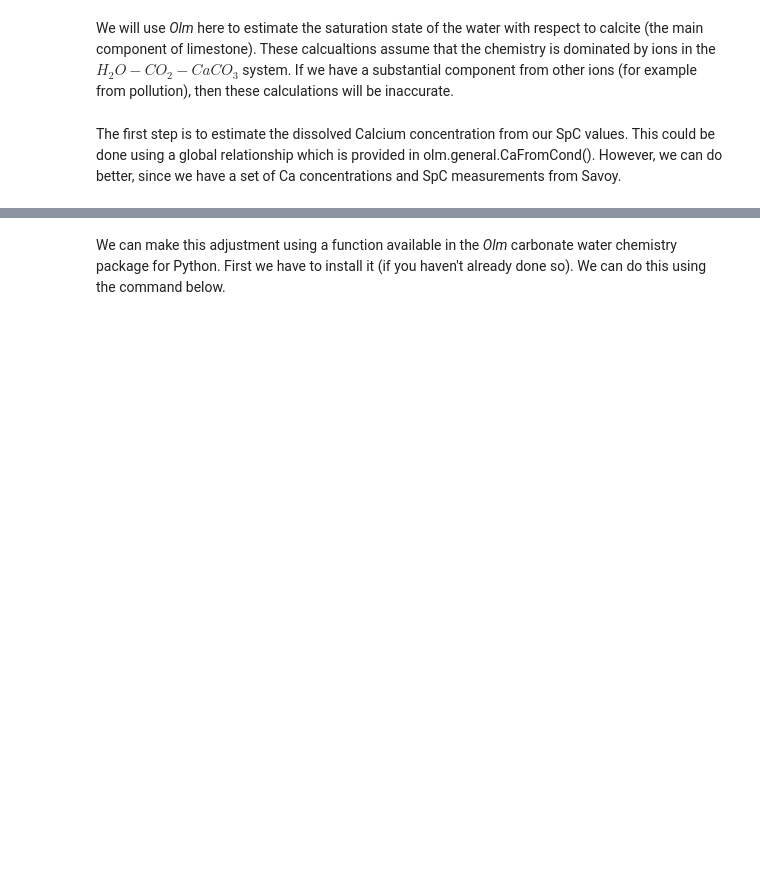
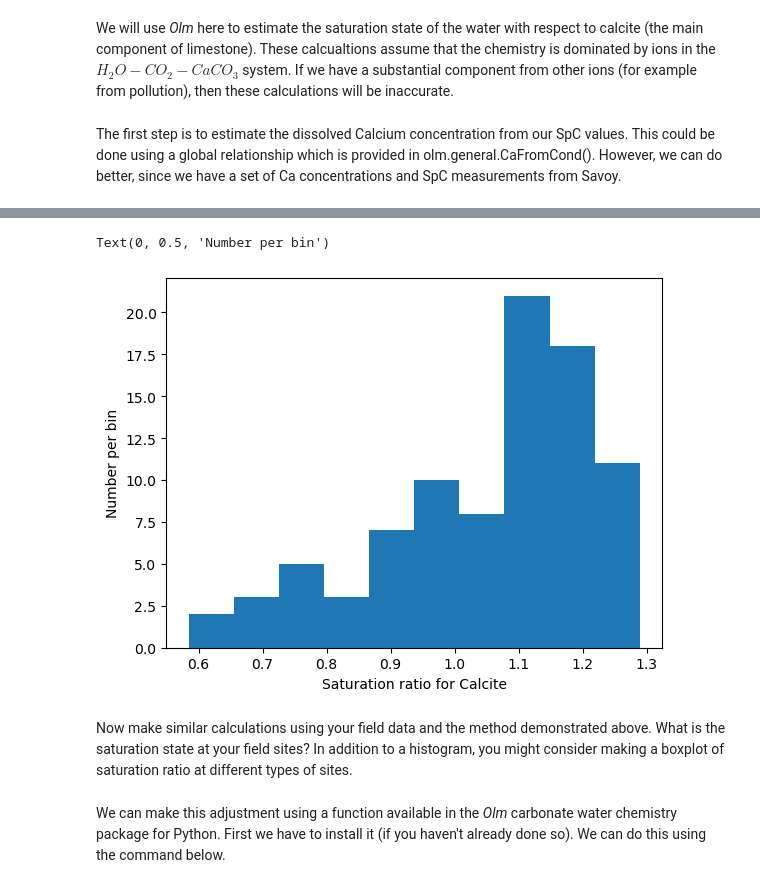
Before and after one commit to CovingtonResearchGroup/CCZ-student-python-training, a Jupyter notebook: Specific-Conductance.ipynb, the cells around one changed output, grey strips where cells are left out. Saved outputs shown, nothing was run; the diff lists cells and outputs as text; code cells hidden in the pictures; blank space fills up the shorter version.

```diff
--- a/Specific-Conductance.ipynb
+++ b/Specific-Conductance.ipynb
@@ -59,0 +121,15 @@ The first step is to estimate the dissolved Calcium concentration from our SpC v
+# %%
+# First, we need to convert Ca into mol/L.
+from olm.general import mgL_to_molL
+
+# We just have to provide the concentration and tell it which ion we have
+Ca_mol_L = mgL_to_molL(Ca_mg_L, 'Ca')
+# %%
+# This is the function we use to calculation the properties
+# of the solution.
+from olm.calcite import solutionFrompHCaRelaxed
+
+pH_obs = savoy_chem.pH # use our fabricated pH values as example
+T_C_obs = savoy_chem.T_C # use our fabricated temp values as example
+
+solutions = solutionFrompHCaRelaxed(Ca_mol_L, pH_obs, T_C=T_C_obs)
@@ -59,0 +138,5 @@ The first step is to estimate the dissolved Calcium concentration from our SpC v
+# %%
+from olm.calcite import concCaEqFromSolution
+
+#This estimates the equilibrium Ca concentration in mol/L
+Ca_eq = concCaEqFromSolution(solutions)
@@ -59,0 +145,3 @@ The first step is to estimate the dissolved Calcium concentration from our SpC v
+# %%
+R = Ca_mol_L/Ca_eq
+R
@@ -60,3 +161,15 @@ The first step is to estimate the dissolved Calcium concentration from our SpC v
+# %%
+# One way to visualize this would be with a histogram, since we
+# have lots of values.
+
+plt.hist(R)
+plt.xlabel('Saturation ratio for Calcite')
+plt.ylabel('Number per bin')
+# %% [output]
+Text(0, 0.5, 'Number per bin')
+[figure, added]
+# %% [markdown]
+Now make similar calculations using your field data and the method demonstrated above. What is the saturation state at your field sites? In addition to a histogram, you might consider making a boxplot of saturation ratio at different types of sites.
 # %% [markdown]
 We can make this adjustment using a function available in the *Olm* carbonate water chemistry package for Python. First we have to install it (if you haven't already done so). We can do this using the command below.
 # %% [markdown]
```
Also changed, not shown: parts of 11 cells of this notebook.
